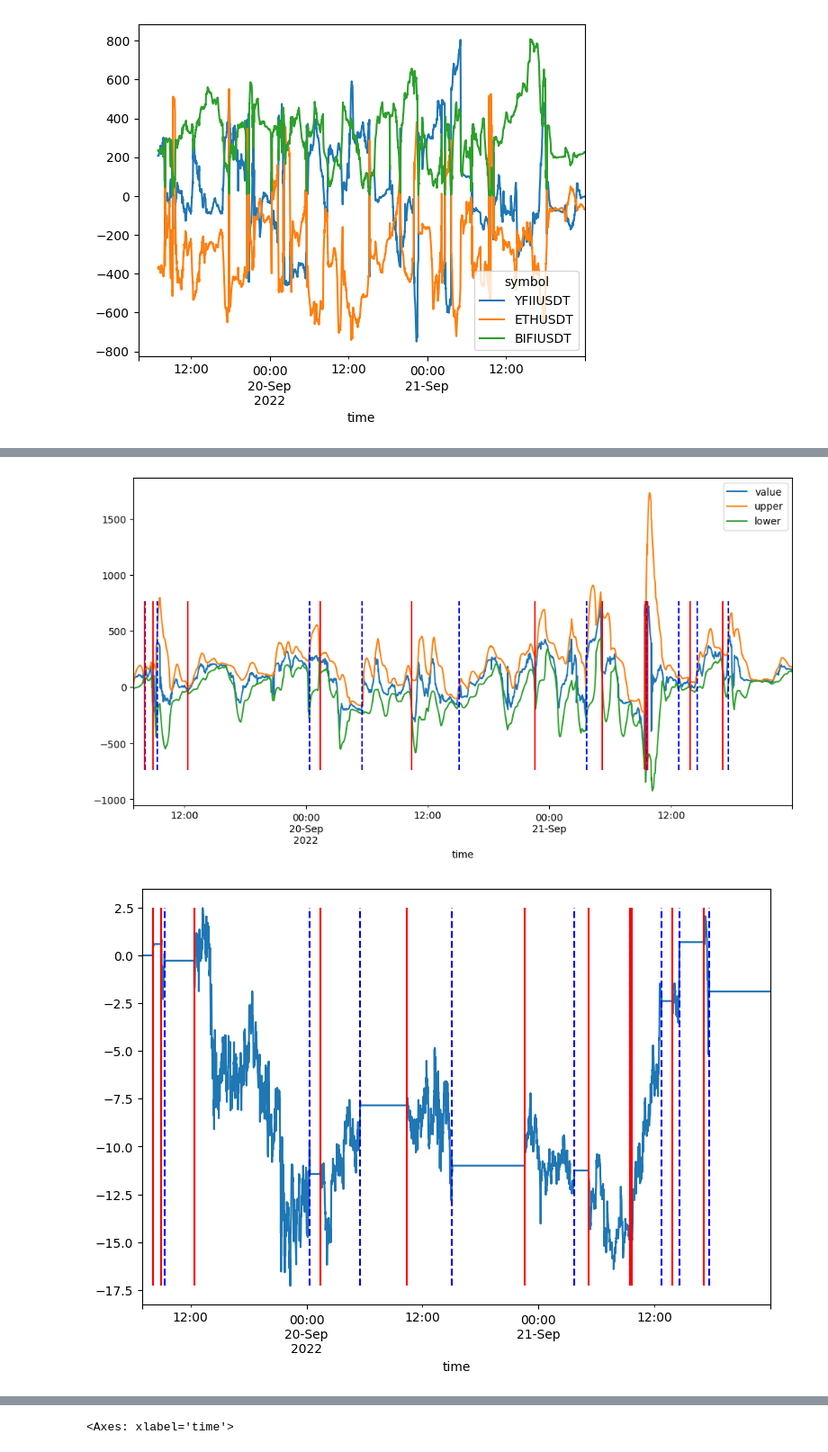
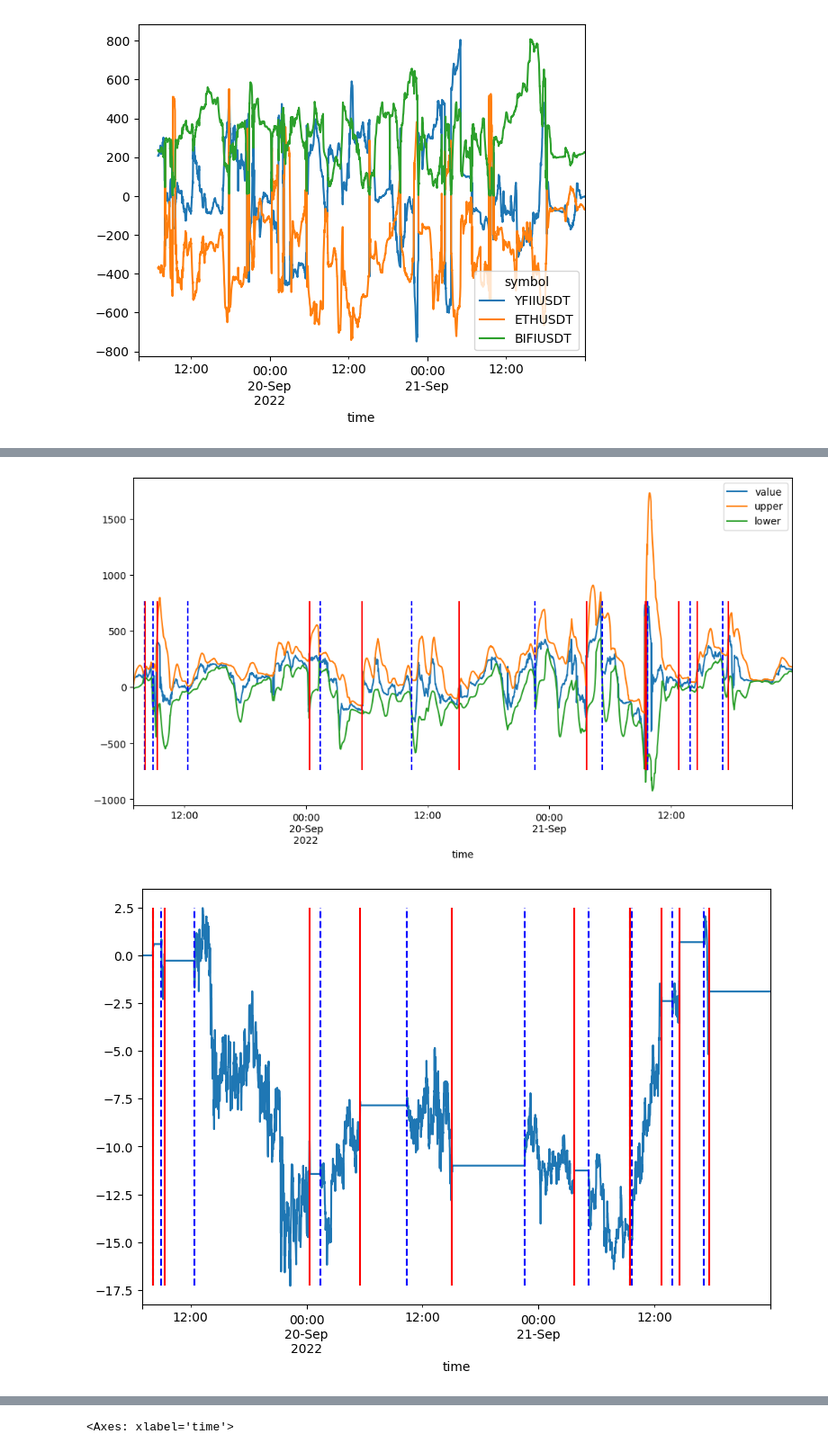
Before and after one commit to sculd/mean_reversal, a Jupyter notebook: var1_trade.ipynb, the cells around one changed output, grey strips where cells are left out. Shown at 90% size. Drawn from its saved outputs; the diff is of its cells as text; code cells hidden in the pictures.

```diff
--- a/var1_trade.ipynb
+++ b/var1_trade.ipynb
@@ -212,6 +212,7 @@ def add_features(df_prices, wgt, trading_param):
         #elif values.lower_crossed_downward.values[i_decision] > 0: in_position = 0
         in_positions.append(in_position)
     values['in_position'] = in_positions
+    values['position_changed'] = values.in_position.diff()
 
     values_in_position = [values.value.iloc[i] for i in range(len(values.index))]
     wgt_position_entered = None
@@ -219,7 +220,7 @@ def add_features(df_prices, wgt, trading_param):
         if type(wgt) is np.ndarray:
             wgt_position_entered = wgt
         else:
-            if wgt_position_entered is None or i > 0 and not in_positions[i-1]:
+            if wgt_position_entered is None or values.position_changed.loc[index] == 1 or values.in_position.shift().loc[index] == 0:
                 wgt_position_entered = wgt.loc[index]
         values_in_position[i] = (df_prices.loc[index] * wgt_position_entered).sum()
     values['value_in_position'] = values_in_position
@@ -227,7 +228,6 @@ def add_features(df_prices, wgt, trading_param):
     # the result of position of current cycle gets reflected in the next cycle to prevent look-ahead bias.
     values['profit_raw'] = values.value_in_position.diff() * values.in_position.shift()
     values['profit'] = values.value_in_position.pct_change() * values.in_position.shift()
-    values['position_changed'] = values.in_position.diff()
 
     position_sizes = [0]
     for i in range(1, len(values.index)):
@@ -239,8 +239,6 @@ def add_features(df_prices, wgt, trading_param):
             position_size = 0
         position_sizes.append(position_size)
     values['position_size'] = position_sizes
-
-    #values = values.dropna()
 
     if type(wgt) is np.ndarray:
         values['rebalanced'] = 0
@@ -426,19 +431,19 @@ plt.show()
 ax = values_rolling[['value', 'upper', 'lower']].plot(figsize=(12, 6))
 ymin, ymax = values_rolling.value.min(), values_rolling.value.max()
 
-ax.vlines(x=list(values_rolling[values_rolling.position_changed == -1].index), ymin=ymin, ymax=ymax, color='b', linestyles='dashed', label='enter')
-ax.vlines(x=list(values_rolling[values_rolling.position_changed == +1].index), ymin=ymin, ymax=ymax, color='r', linestyles='solid', label='leave')
+ax.vlines(x=list(values_rolling[values_rolling.position_changed == +1].index), ymin=ymin, ymax=ymax, color='b', linestyles='dashed', label='enter')
+ax.vlines(x=list(values_rolling[values_rolling.position_changed == -1].index), ymin=ymin, ymax=ymax, color='r', linestyles='solid', label='leave')
 
 plt.show()
 # %% [output]
-[figure, old version]
+[figure, new version]
 # %%
 ax = values_rolling.profit_raw.cumsum().plot(figsize=(9, 6))
 ymin, ymax = values_rolling.profit_raw.cumsum().min(), values_rolling.profit_raw.cumsum().max()
 
-ax.vlines(x=list(values_rolling[values_rolling.position_changed == -1].index), ymin=ymin, ymax=ymax, color='b', linestyles='dashed', label='enter')
-ax.vlines(x=list(values_rolling[values_rolling.position_changed == +1].index), ymin=ymin, ymax=ymax, color='r', linestyles='solid', label='leave')
+ax.vlines(x=list(values_rolling[values_rolling.position_changed == +1].index), ymin=ymin, ymax=ymax, color='b', linestyles='dashed', label='enter')
+ax.vlines(x=list(values_rolling[values_rolling.position_changed == -1].index), ymin=ymin, ymax=ymax, color='r', linestyles='solid', label='leave')
 
 plt.show()
 # %% [output]
-[figure, old version]
+[figure, new version]
```
Also changed, not shown: parts of 5 cells of this notebook.
